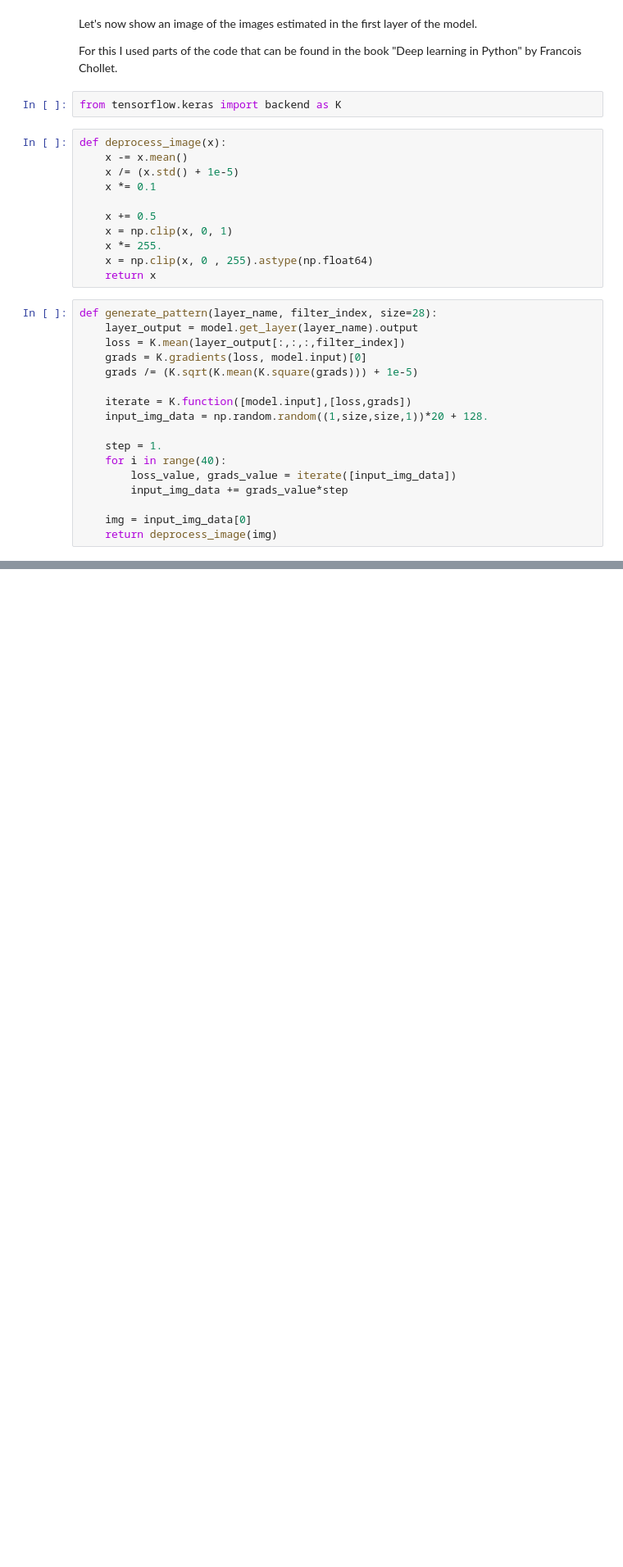
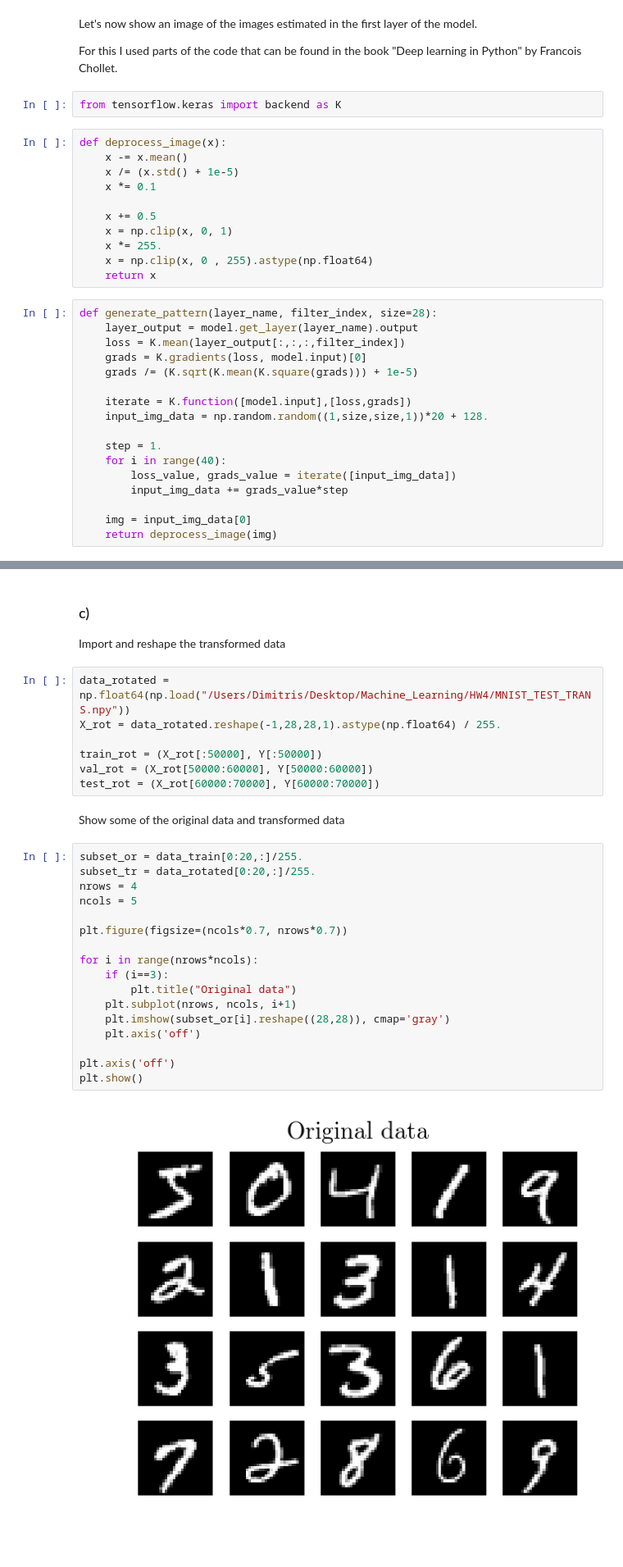
Before and after one commit to dtanoglidis/Machine-Learning-and-Large-Scale-Data-Analysis, a Jupyter notebook: HW4_Prob1_Tanoglidis.ipynb, the cells around one changed output, grey strips where cells are left out. Shown at 82% size. Cells and saved outputs as stored; diff of their text form; blank space fills up the shorter version.

```diff
--- a/HW4_Prob1_Tanoglidis.ipynb
+++ b/HW4_Prob1_Tanoglidis.ipynb
@@ -226,0 +534,32 @@ plt.show()
+# %% [markdown]
+### c)
+
+Import and reshape the transformed data
+# %%
+data_rotated = np.float64(np.load("/Users/Dimitris/Desktop/Machine_Learning/HW4/MNIST_TEST_TRANS.npy"))
+X_rot = data_rotated.reshape(-1,28,28,1).astype(np.float64) / 255.
+
+train_rot = (X_rot[:50000], Y[:50000])
+val_rot = (X_rot[50000:60000], Y[50000:60000])
+test_rot = (X_rot[60000:70000], Y[60000:70000])
+# %% [markdown]
+Show some of the original data and transformed data
+# %%
+subset_or = data_train[0:20,:]/255.
+subset_tr = data_rotated[0:20,:]/255.
+nrows = 4
+ncols = 5
+
+plt.figure(figsize=(ncols*0.7, nrows*0.7))
+
+for i in range(nrows*ncols):
+    if (i==3):
+        plt.title("Original data")
+    plt.subplot(nrows, ncols, i+1)
+    plt.imshow(subset_or[i].reshape((28,28)), cmap='gray')
+    plt.axis('off')
+
+plt.axis('off')
+plt.show()
+# %% [output]
+[figure, added]
```
Also changed, not shown: parts of 36 cells of this notebook.
